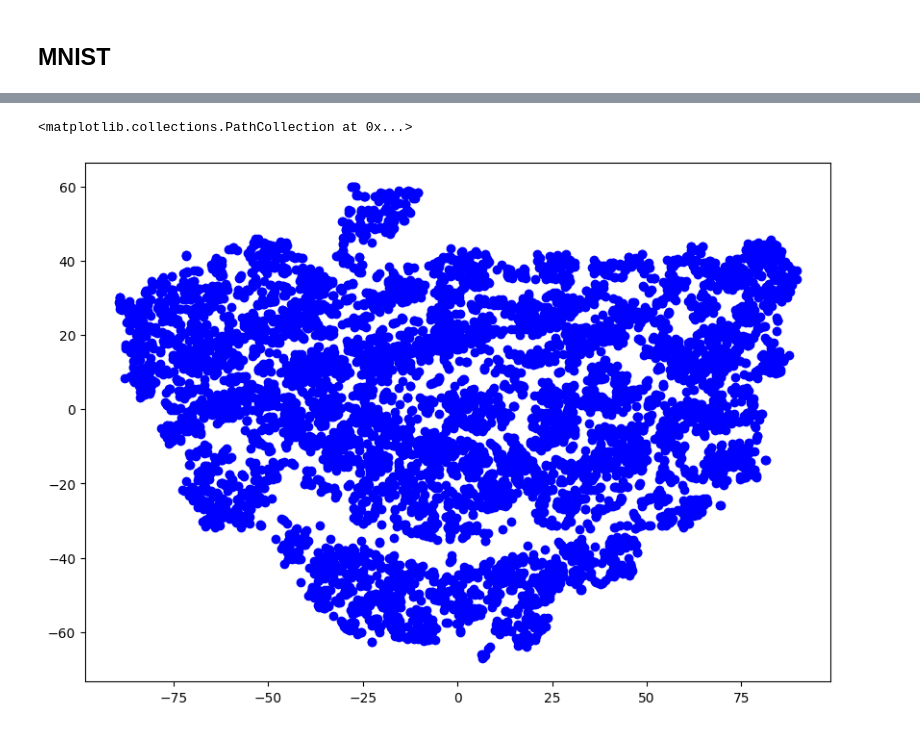
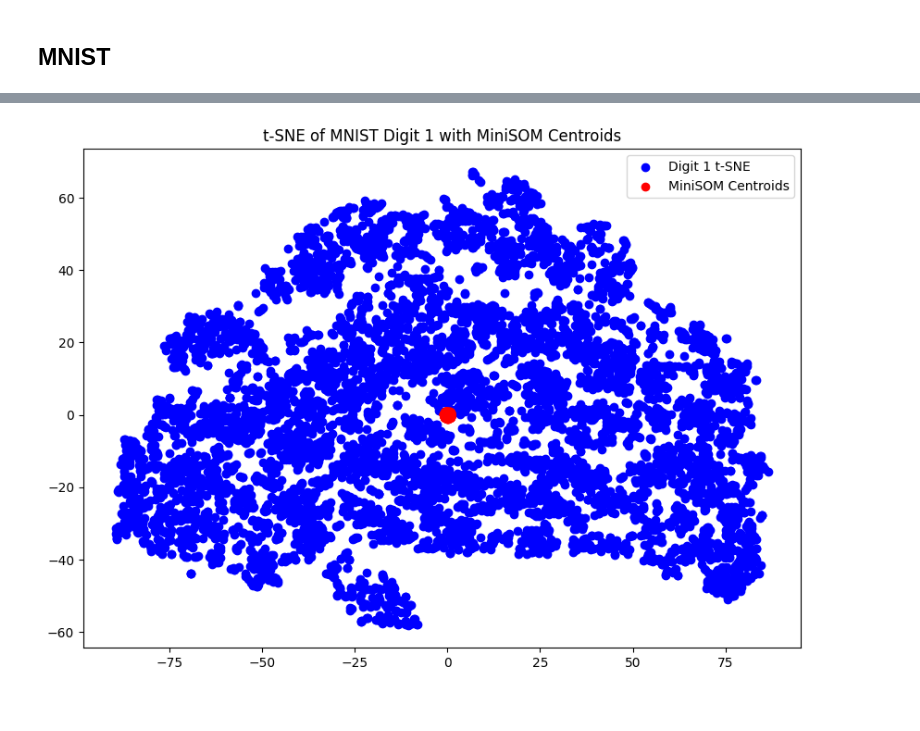
Before and after one commit to marekpiotradamczyk/deeplearninglaboratory, a Jupyter notebook: 1_kohonen_map/kohonenSCRATCH.ipynb, the cells around one changed output, grey strips where cells are left out. Cells and saved outputs as stored; diff of their text form; code cells hidden in the pictures.

```diff
--- a/1_kohonen_map/kohonenSCRATCH.ipynb
+++ b/1_kohonen_map/kohonenSCRATCH.ipynb
@@ -262,20 +342,42 @@ plotMNIST2d(X_ones, X_tsne, subset_size=4000)
+# %%
+# Step 4: Scatterplot t-SNE results
+plt.figure(figsize=(10, 7))
+plt.scatter(X_tsne[:, 0], X_tsne[:, 1], color='blue', label='Digit 1 t-SNE')
+
+# Step 5: Scatterplot MiniSOM centroids and connect them
+weights_tsne = som.get_weights().reshape(som_size*som_size, -1)
+#weights_tsne = tsne.fit_transform(weights)  # Reduce SOM weights to 2D to plot
+plt.scatter(weights_tsne[:, 0], weights_tsne[:, 1], color='red', label='MiniSOM Centroids')
+
+# Connect centroids according to MiniSOM grid topology
+for i in range(som_size):
+    for j in range(som_size):
+        if i+1 < som_size:  # Connect vertically
+            plt.plot(weights_tsne[[i*som_size+j, (i+1)*som_size+j], 0],
+                     weights_tsne[[i*som_size+j, (i+1)*som_size+j], 1], color='red')
+        if j+1 < som_size:  # Connect horizontally
+            plt.plot(weights_tsne[[i*som_size+j, i*som_size+(j+1)], 0],
+                     weights_tsne[[i*som_size+j, i*som_size+(j+1)], 1], color='red')
+
+plt.legend()
+plt.title('t-SNE of MNIST Digit 1 with MiniSOM Centroids')
+plt.show()
+# %% [output]
+[figure, added]
 # %%
 import numpy as np
 import matplotlib.pyplot as plt
-from tensorflow.keras.datasets import mnist
+from matplotlib.offsetbox import OffsetImage, AnnotationBbox
+from sklearn import datasets
 from sklearn.manifold import TSNE
 from minisom import MiniSom
 
-# Step 1: Download MNIST and filter for digit 1
-(x_train, y_train), (x_test, y_test) = mnist.load_data()
-# Keep only the images of digit 1
-x = np.concatenate((x_train, x_test))
-y = np.concatenate((y_train, y_test))
-x = x[y == 1].reshape(-1, 28*28)  # Flatten and filter for digit 1
+# Load MNIST data and filter for digit 1
+mnist = datasets.fetch_openml('mnist_784', version=1)
+X, y = mnist.data.to_numpy(), mnist.target.astype(int)
+DIGIT = 1
+X_ones = X[y == DIGIT]
 
-# Step 2: Run t-SNE
-tsne = TSNE(n_components=2, random_state=0)
-x_tsne = tsne.fit_transform(x)
+# Perform t-SNE dimensionality reduction
+tsne = TSNE(n_components=2, random_state=42)
+X_tsne = tsne.fit_transform(X_ones)
-# %% [output]
-<matplotlib.collections.PathCollection at 0x...>
-[figure, removed]
```
Also changed, not shown: parts of 16 cells of this notebook.
